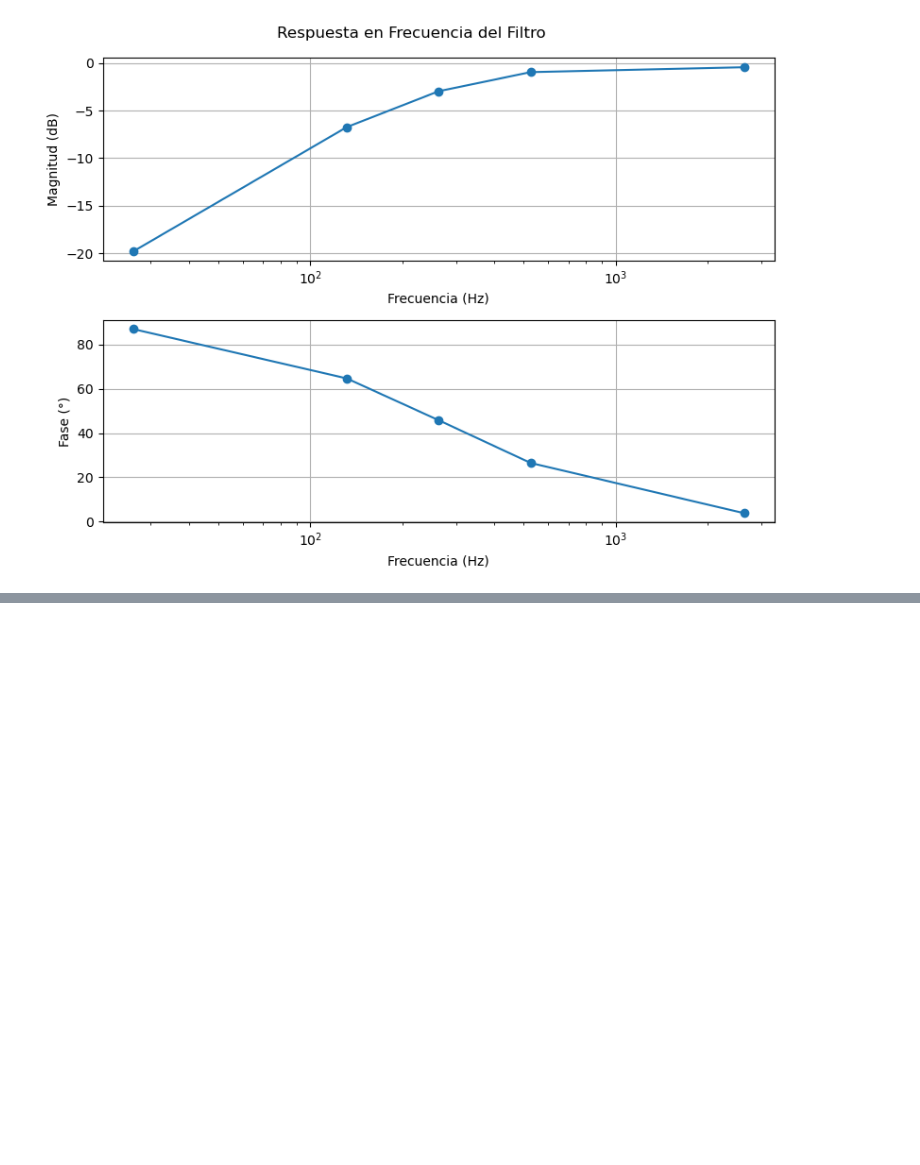
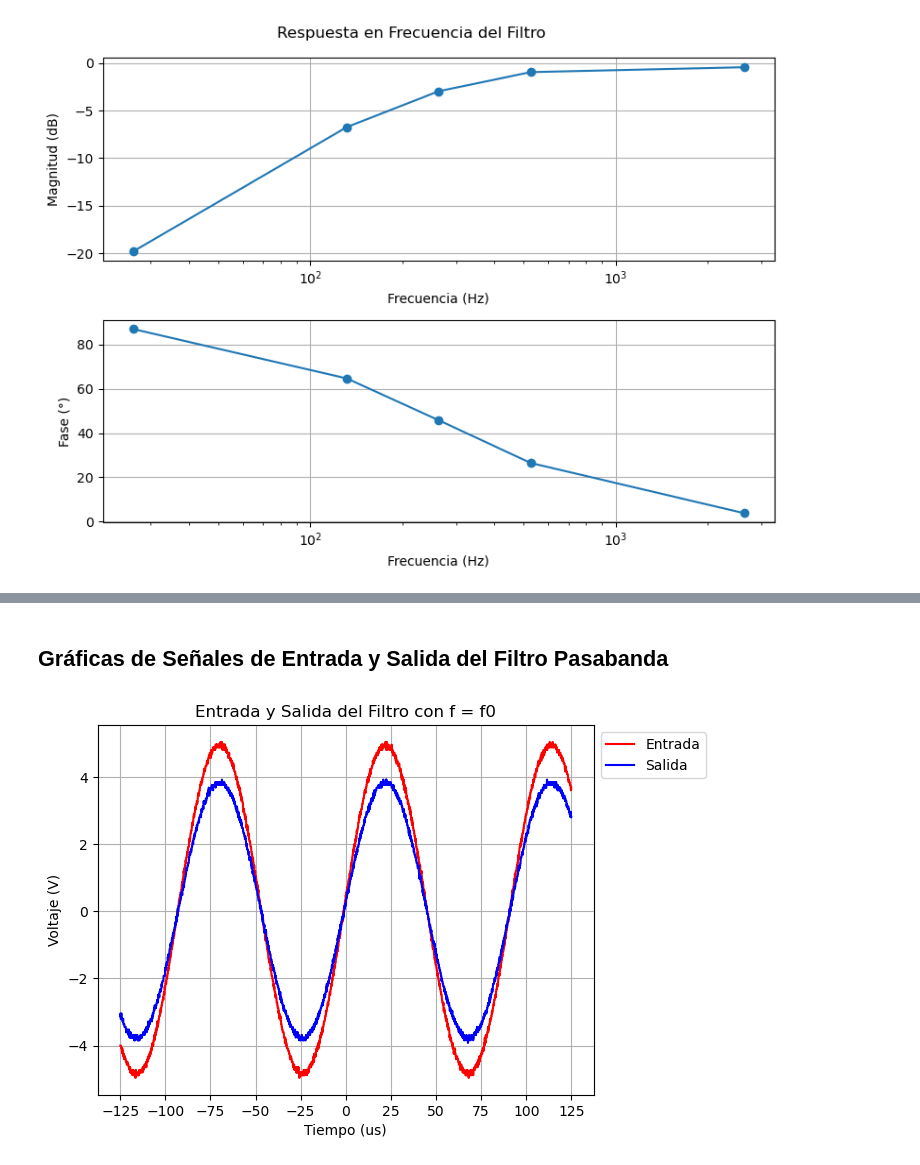
Before and after one commit to ezequiel1611/TP2_Instrumentaci-n, a Jupyter notebook: Puntos 4 y 5/ejercicio3y4.ipynb, the cells around one changed output, grey strips where cells are left out. Cells and saved outputs as stored; diff of their text form; code cells hidden in the pictures; blank space fills up the shorter version.

```diff
--- a/Puntos 4 y 5/ejercicio3y4.ipynb
+++ b/Puntos 4 y 5/ejercicio3y4.ipynb
@@ -108,0 +156,17 @@ plt.show()
+# %% [markdown]
+## Gráficas de Señales de Entrada y Salida del Filtro Pasabanda
+# %%
+# Entrada y Salida a f=f0
+data0 = pd.read_csv("ALL0002/F0002CH1.CSV", usecols=[3,4])
+data1 = pd.read_csv("ALL0002/F0002CH2.CSV", usecols=[3,4])
+plt.plot(data0.iloc[:,0]*1000000, data0.iloc[:,1],color="red")
+plt.plot(data1.iloc[:,0]*1000000, data1.iloc[:,1],color="blue")
+plt.gca().xaxis.set_major_locator(MultipleLocator(25))
+plt.xlabel("Tiempo (us)")
+plt.ylabel("Voltaje (V)")
+plt.legend(["Entrada","Salida"],bbox_to_anchor=(1,1))
+plt.title("Entrada y Salida del Filtro con f = f0")
+plt.grid(True)
+plt.show()
+# %% [output]
+[figure, added]
```
Also changed, not shown: parts of 19 cells of this notebook.
